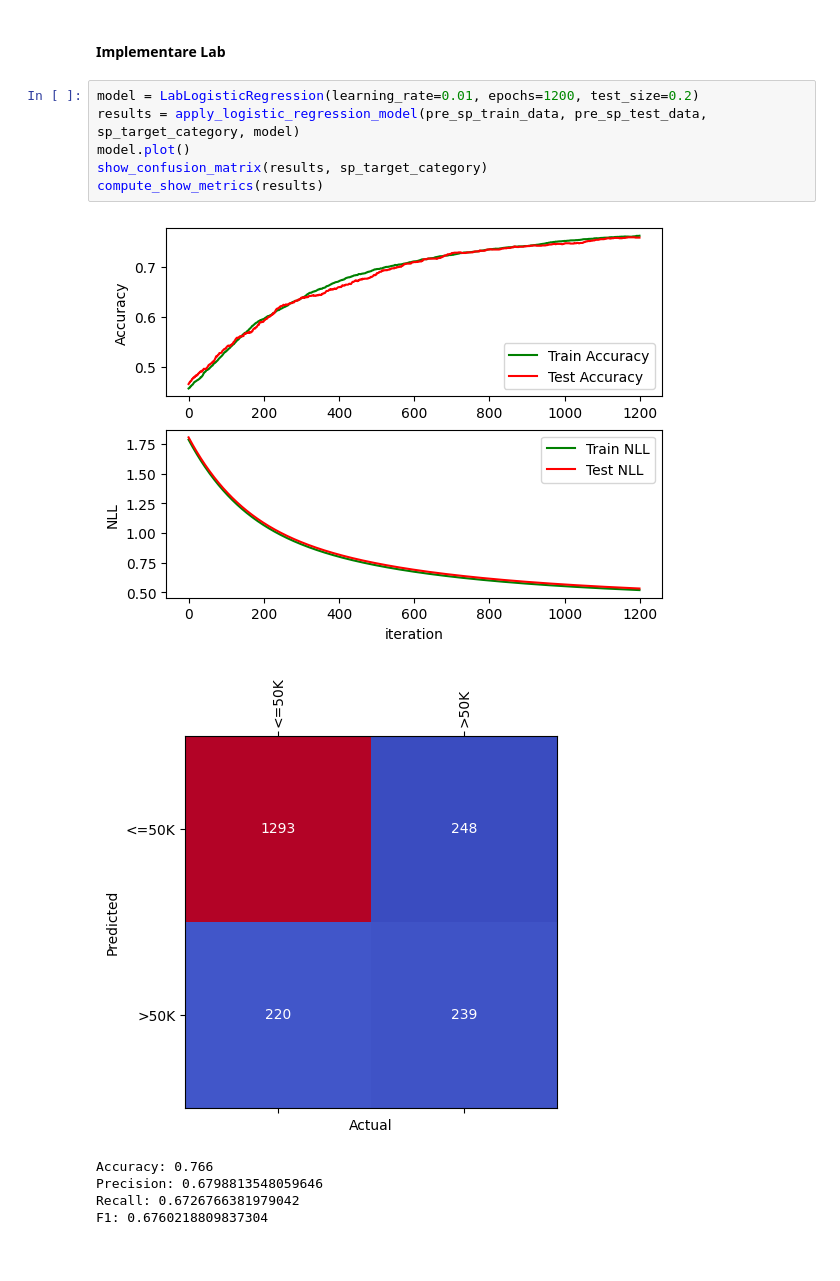
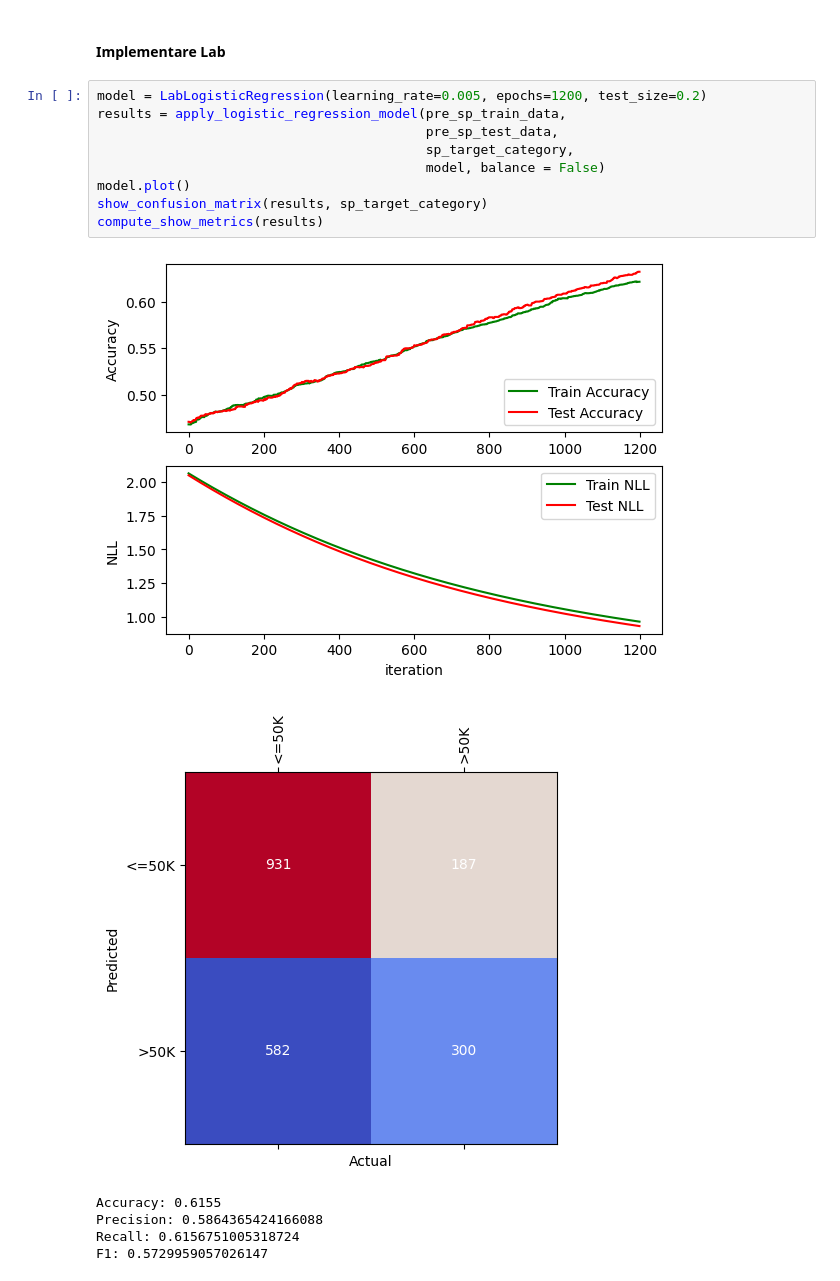
Before and after one commit to Earthbert/IA-project2, a Jupyter notebook: project.ipynb, the cells around one changed output. Saved outputs shown, nothing was run; the diff lists cells and outputs as text.

```diff
--- a/project.ipynb
+++ b/project.ipynb
@@ -532,15 +557,18 @@ F1: 0.546583850931677
 # %% [markdown]
 #### Implementare Lab
 # %%
-model = LabLogisticRegression(learning_rate=0.01, epochs=1200, test_size=0.2)
-results = apply_logistic_regression_model(pre_sp_train_data, pre_sp_test_data, sp_target_category, model)
+model = LabLogisticRegression(learning_rate=0.005, epochs=1200, test_size=0.2)
+results = apply_logistic_regression_model(pre_sp_train_data,
+                                          pre_sp_test_data,
+                                          sp_target_category,
+                                          model, balance = False)
 model.plot()
 show_confusion_matrix(results, sp_target_category)
 compute_show_metrics(results)
 # %% [output]
-[figure, old version]
+[figure, new version]
-[figure, old version]
+[figure, new version]
-Accuracy: 0.766
-Precision: 0.6798813548059646
-Recall: 0.6726766381979042
-F1: 0.6760218809837304
+Accuracy: 0.6155
+Precision: 0.5864365424166088
+Recall: 0.6156751005318724
+F1: 0.5729959057026147
```
Also changed, not shown: parts of 8 cells of this notebook.
